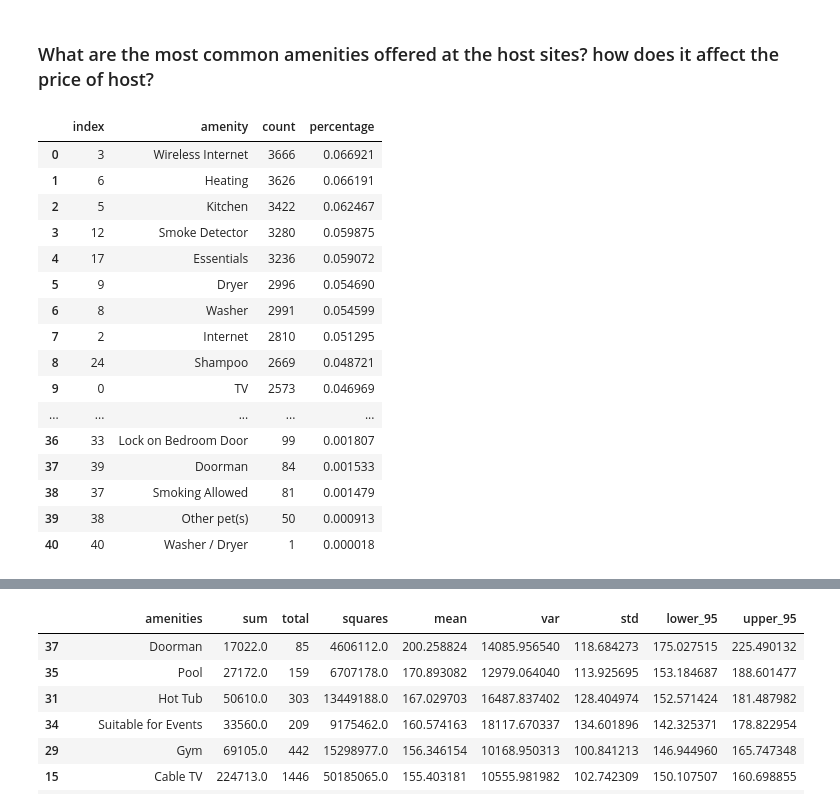
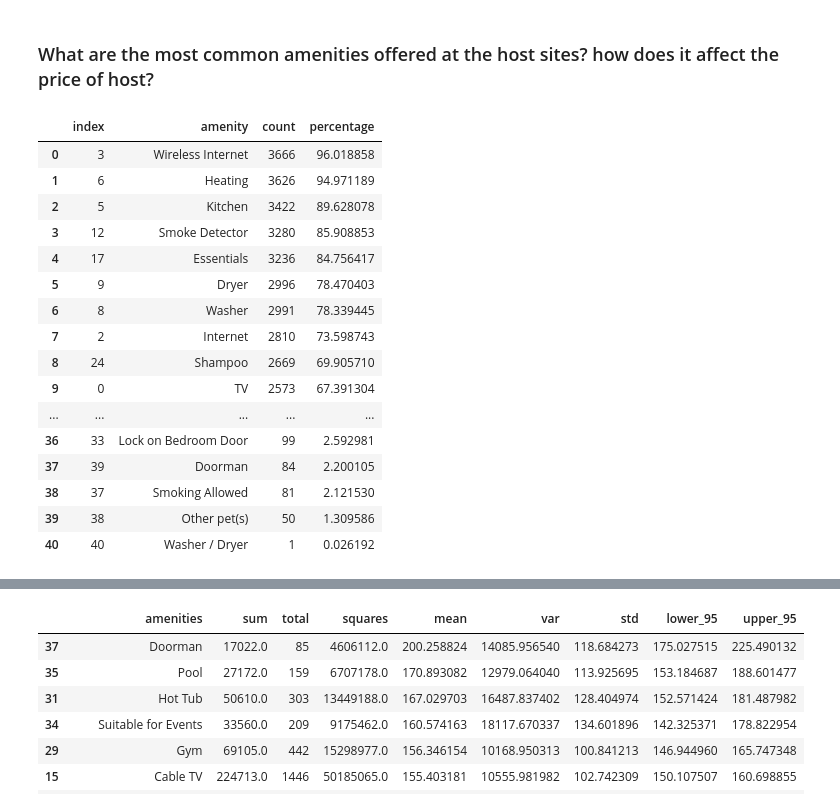
Before and after one commit to leonellima/project_crispdm, a Jupyter notebook: code.ipynb, the cells around one changed output, grey strips where cells are left out. Cells and saved outputs as stored; diff of their text form; code cells hidden in the pictures.

```diff
--- a/code.ipynb
+++ b/code.ipynb
@@ -321,41 +321,41 @@ Name: price, dtype: float64
 # %%
 # Each detail of the hosting site integrates in a single field all the amenities it offers.
 # I need a dataframe that lists all the amenities with the respective counts of how many places offer them.
 from utils import count_subitems
 
 # Create new dataframe and clean up unwanted characters
 df_amenities = df_listings['amenities']
 df_amenities = df_amenities.str.replace('{', '', regex=False)
 df_amenities = df_amenities.str.replace('}', '', regex=False)
 df_amenities = df_amenities.str.replace('"', '', regex=False)
 
 # Obtain all the amenities with their respective counters of the times found in the whole column.
 amenities_with_counts = count_subitems(list(df_amenities))
 
 # Create dataframe
 df_amenities = pd.DataFrame(pd.Series(amenities_with_counts)).reset_index()
 df_amenities.columns = ["amenity", "count"]
 df_amenities.sort_values("count", ascending=False, inplace=True)
 df_amenities = df_amenities.reset_index()
-df_amenities["percentage"] = df_amenities["count"] / np.sum(df_amenities["count"])
+df_amenities["percentage"] = 100 * df_amenities["count"] / df_listings.shape[0]
 
 amenities_list = list(df_amenities["amenity"])
 df_amenities
 # %% [output]
 |  | index | amenity | count | percentage |
-| 0 | 3 | Wireless Internet | 3666 | 0.066921 |
-| 1 | 6 | Heating | 3626 | 0.066191 |
-| 2 | 5 | Kitchen | 3422 | 0.062467 |
-| 3 | 12 | Smoke Detector | 3280 | 0.059875 |
-| 4 | 17 | Essentials | 3236 | 0.059072 |
-| 5 | 9 | Dryer | 2996 | 0.054690 |
-| 6 | 8 | Washer | 2991 | 0.054599 |
-| 7 | 2 | Internet | 2810 | 0.051295 |
-| 8 | 24 | Shampoo | 2669 | 0.048721 |
-| 9 | 0 | TV | 2573 | 0.046969 |
+| 0 | 3 | Wireless Internet | 3666 | 96.018858 |
+| 1 | 6 | Heating | 3626 | 94.971189 |
+| 2 | 5 | Kitchen | 3422 | 89.628078 |
+| 3 | 12 | Smoke Detector | 3280 | 85.908853 |
+| 4 | 17 | Essentials | 3236 | 84.756417 |
+| 5 | 9 | Dryer | 2996 | 78.470403 |
+| 6 | 8 | Washer | 2991 | 78.339445 |
+| 7 | 2 | Internet | 2810 | 73.598743 |
+| 8 | 24 | Shampoo | 2669 | 69.905710 |
+| 9 | 0 | TV | 2573 | 67.391304 |
 | ... | ... | ... | ... | ... |
-| 36 | 33 | Lock on Bedroom Door | 99 | 0.001807 |
-| 37 | 39 | Doorman | 84 | 0.001533 |
-| 38 | 37 | Smoking Allowed | 81 | 0.001479 |
-| 39 | 38 | Other pet(s) | 50 | 0.000913 |
-| 40 | 40 | Washer / Dryer | 1 | 0.000018 |
+| 36 | 33 | Lock on Bedroom Door | 99 | 2.592981 |
+| 37 | 39 | Doorman | 84 | 2.200105 |
+| 38 | 37 | Smoking Allowed | 81 | 2.121530 |
+| 39 | 38 | Other pet(s) | 50 | 1.309586 |
+| 40 | 40 | Washer / Dryer | 1 | 0.026192 |
```
Also changed, not shown: parts of 3 cells of this notebook.
